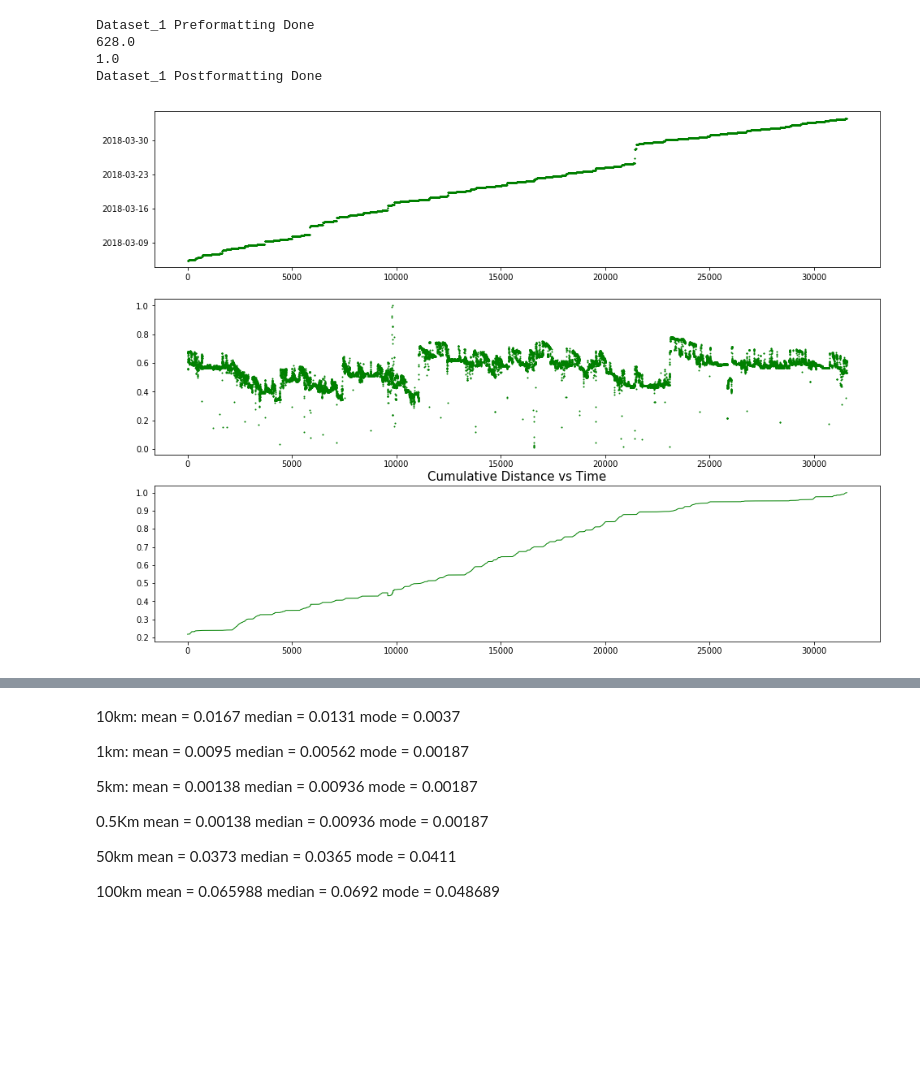
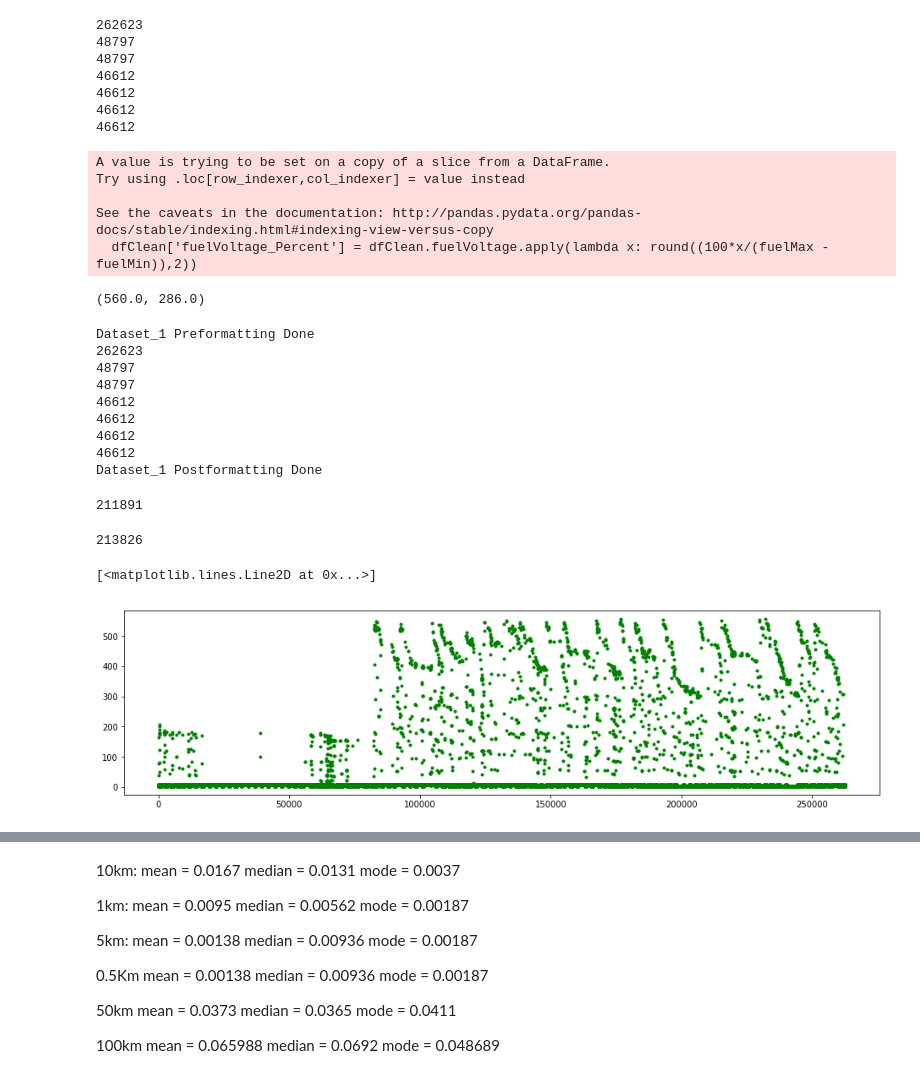
Before and after one commit to manjeet87/Signal_Analysis_UsingPython, a Jupyter notebook: Loconav/Fuel Data Analysis- ContinuousForm_MergedFile.ipynb, the cells around one changed output, grey strips where cells are left out. Cells and saved outputs as stored; diff of their text form; code cells hidden in the pictures; blank space fills up the shorter version.

```diff
--- a/Loconav/Fuel Data Analysis- ContinuousForm_MergedFile.ipynb
+++ b/Loconav/Fuel Data Analysis- ContinuousForm_MergedFile.ipynb
@@ -125,12 +225,48 @@ df.head()
+# %%
+fuelMax, fuelMin = Gen_FuelMaxMin(df)
+# %% [output]
+262623
+48797
+48797
+46612
+46612
+46612
+46612
+A value is trying to be set on a copy of a slice from a DataFrame.
+Try using .loc[row_indexer,col_indexer] = value instead
+
+See the caveats in the documentation: http://pandas.pydata.org/pandas-docs/stable/indexing.html#indexing-view-versus-copy
+  dfClean['fuelVoltage_Percent'] = dfClean.fuelVoltage.apply(lambda x: round((100*x/(fuelMax - fuelMin)),2))
+# %%
+fuelMax, fuelMin
+# %% [output]
+(560.0, 286.0)
 # %%
-dff = formatDf(df.copy())
+dff, dff2 = formatDf(df.copy())
 Dmax = dff.distance.max()
 # %% [output]
 Dataset_1 Preformatting Done
-628.0
-1.0
+262623
+48797
+48797
+46612
+46612
+46612
+46612
 Dataset_1 Postformatting Done
-# %%
-plotData_profiles(dff)
-# %% [output]
-[figure, removed]
+# %%
+df = dr.perform_PreFormating(df)
+# %%
+d = df[df.dev_state=='0']
+len(d[d.fuelVoltage <= 10])
+# %% [output]
+211891
+# %%
+len(df[df.dev_state=='0'])
+# %% [output]
+213826
+# %%
+plt.plot(df[df.dev_state=='0'].index, df[df.dev_state=='0'].fuelVoltage, 'g.')
+# %% [output]
+[<matplotlib.lines.Line2D at 0x...>]
+[figure, added]
```
Also changed, not shown: parts of 80 cells of this notebook, 6 other files.
